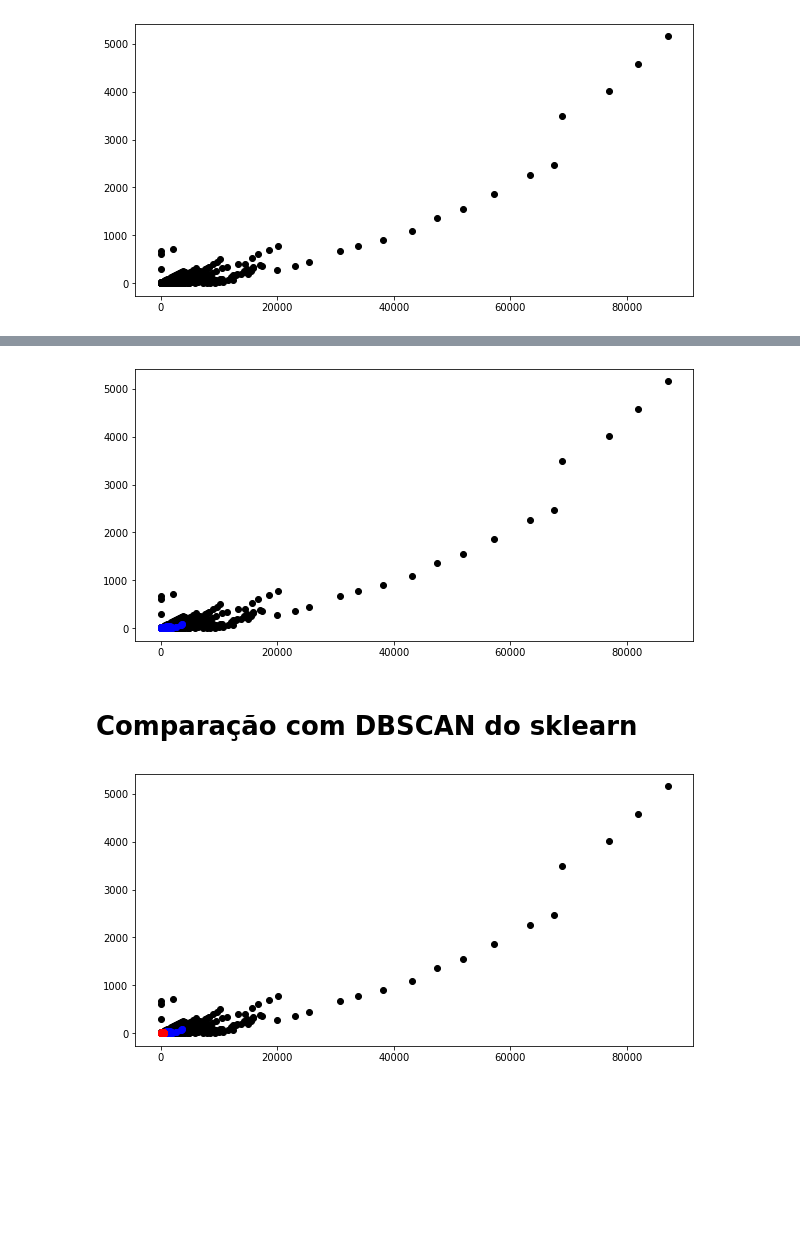
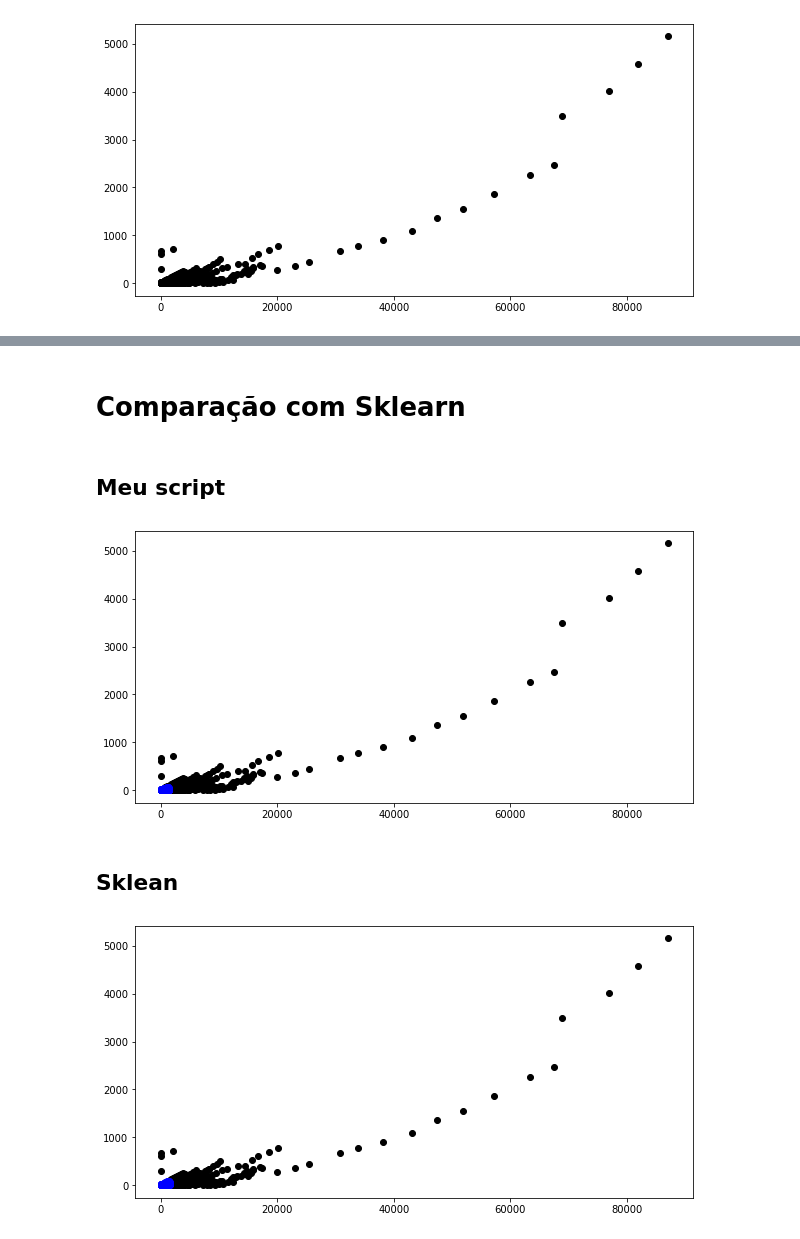
Before and after one commit to RockatanskyV8/APNS-DBScan, a Jupyter notebook: dbscan_notebook.ipynb, the cells around one changed output, grey strips where cells are left out. Cells and saved outputs as stored; diff of their text form; code cells hidden in the pictures; blank space fills up the shorter version.

Commit message:
Reduz a diferença entre outliners e cluster

```diff
--- a/dbscan_notebook.ipynb
+++ b/dbscan_notebook.ipynb
@@ -54,6 +57,6 @@ len(conjunto['points'])
 # %%
 db_scan = DBScan(coordenadas)
-labels = db_scan.make_clusters( min_pts=2, eps=5)
+labels = db_scan.make_clusters( min_pts=min_points, eps=epsilon)
 # %%
 coords = coordenadas
 # %% [markdown]
@@ -73,23 +76,34 @@ plt.show()
+# %%
+from sklearn.cluster import DBSCAN
+clustering = DBSCAN(eps=epsilon, min_samples=min_points).fit( list(conjunto['points']) )
+c_labels = clustering.labels_
 # %%
-less1 = []
-zero1 = []
-one1  = []
+outliner_mine = []
+cluster_mine  = []
 for i in range( len(coords) ):
     x_c, y_c = coords[i]
     if (labels[i] == -1):
-        less1.append([x_c, y_c])
-    elif (labels[i] == 0):
-        zero1.append([x_c, y_c])
+        outliner_mine.append([x_c, y_c])
     else:
-        one1.append([x_c, y_c])
+        cluster_mine.append([x_c, y_c])
+# %%
+outliner_sklearn = []
+cluster_sklearn  = []
+for i in range( len(coords) ):
+    x_c, y_c = coords[i]
+    if (c_labels[i] == -1):
+        outliner_sklearn.append([x_c, y_c])
+    else:
+        cluster_sklearn.append([x_c, y_c])
+# %% [markdown]
+# Comparação com Sklearn
+# %% [markdown]
+## Meu script
 # %%
 fig, ax = plt.subplots(figsize=( 10, 5 ))
-[ plt.plot(c[0], c[1], 'o', color='black') for c in less1 ]
-[ plt.plot(c[0], c[1], 'o', color='blue') for c in one1 ]
-[ plt.plot(c[0], c[1], 'o', color='red') for c in zero1 ]
+[ plt.plot(c[0], c[1], 'o', color='black') for c in outliner_mine ]
+[ plt.plot(c[0], c[1], 'o', color='blue') for c in cluster_mine ]
 
 plt.show()
 # %% [output]
-[figure, old version]
+[figure, new version]
-# %% [markdown]
-# Comparação com DBSCAN do sklearn
@@ -112,10 +110,11 @@ for i in range( len(coords) ):
+# %% [markdown]
+## Sklean
 # %%
 fig, ax = plt.subplots(figsize=( 10, 5 ))
-[ plt.plot(c[0], c[1], 'o', color='black') for c in less2 ]
-[ plt.plot(c[0], c[1], 'o', color='blue') for c in one2 ]
-[ plt.plot(c[0], c[1], 'o', color='red') for c in zero2 ]
+[ plt.plot(c[0], c[1], 'o', color='black') for c in outliner_sklearn ]
+[ plt.plot(c[0], c[1], 'o', color='blue') for c in cluster_sklearn ]
 
 plt.show()
 # %% [output]
-[figure, old version]
+[figure, new version]
 # %%
```
Also changed, not shown: parts of 9 cells of this notebook, 1 other file.
